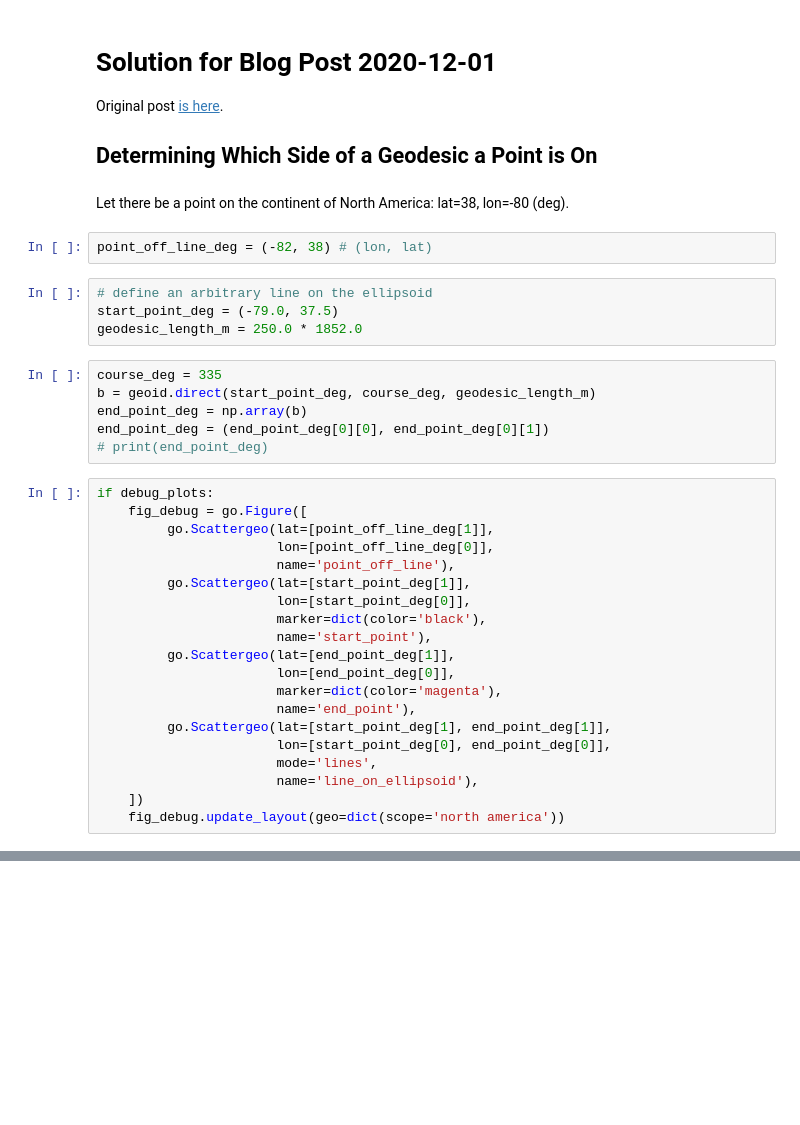
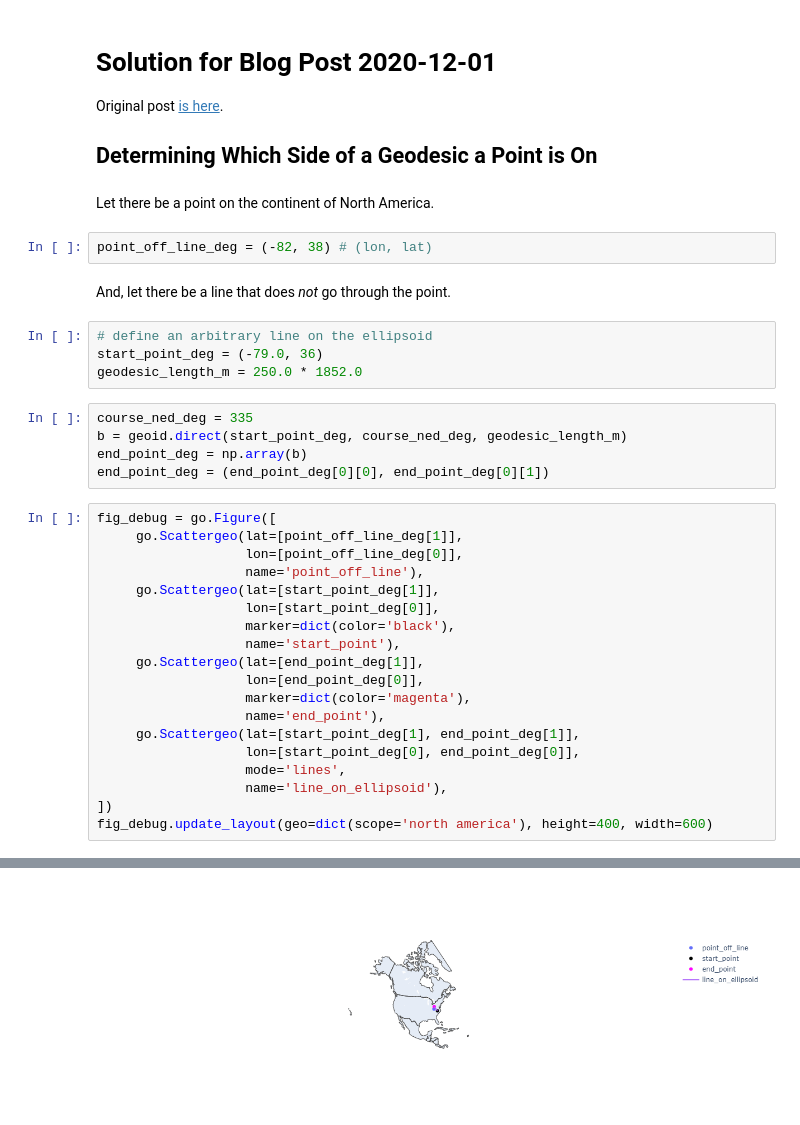
Before and after one commit to buffetboy2001/buffetboy2001.github.io, a Jupyter notebook: notebooks/2020-12-01-solution.ipynb, the cells around one changed output, grey strips where cells are left out. Saved outputs shown, nothing was run; the diff lists cells and outputs as text; blank space fills up the shorter version.

```diff
--- a/notebooks/2020-12-01-solution.ipynb
+++ b/notebooks/2020-12-01-solution.ipynb
@@ -17,36 +18,37 @@ Original post [is here](https://www.aerosci.dev/2020/12/01/left-right-side-of-li
 
 ## Determining Which Side of a Geodesic a Point is On
 # %% [markdown]
-Let there be a point on the continent of North America: lat=38, lon=-80 (deg).
+Let there be a point on the continent of North America.
 # %%
 point_off_line_deg = (-82, 38) # (lon, lat)
+# %% [markdown]
+And, let there be a line that does _not_ go through the point.
 # %%
 # define an arbitrary line on the ellipsoid
-start_point_deg = (-79.0, 37.5)
+start_point_deg = (-79.0, 36)
 geodesic_length_m = 250.0 * 1852.0
 # %%
-course_deg = 335
-b = geoid.direct(start_point_deg, course_deg, geodesic_length_m)
+course_ned_deg = 335
+b = geoid.direct(start_point_deg, course_ned_deg, geodesic_length_m)
 end_point_deg = np.array(b)
 end_point_deg = (end_point_deg[0][0], end_point_deg[0][1])
-# print(end_point_deg)
 # %%
-if debug_plots:
-    fig_debug = go.Figure([
-         go.Scattergeo(lat=[point_off_line_deg[1]],
-                       lon=[point_off_line_deg[0]],
-                       name='point_off_line'),
-         go.Scattergeo(lat=[start_point_deg[1]],
-                       lon=[start_point_deg[0]],
-                       marker=dict(color='black'),
-                       name='start_point'),
-         go.Scattergeo(lat=[end_point_deg[1]],
-                       lon=[end_point_deg[0]],
-                       marker=dict(color='magenta'),
-                       name='end_point'),
-         go.Scattergeo(lat=[start_point_deg[1], end_point_deg[1]],
-                       lon=[start_point_deg[0], end_point_deg[0]],
-                       mode='lines',
-                       name='line_on_ellipsoid'),
-    ])
-    fig_debug.update_layout(geo=dict(scope='north america'))
+fig_debug = go.Figure([
+     go.Scattergeo(lat=[point_off_line_deg[1]],
+                   lon=[point_off_line_deg[0]],
+                   name='point_off_line'),
+     go.Scattergeo(lat=[start_point_deg[1]],
+                   lon=[start_point_deg[0]],
+                   marker=dict(color='black'),
+                   name='start_point'),
+     go.Scattergeo(lat=[end_point_deg[1]],
+                   lon=[end_point_deg[0]],
+                   marker=dict(color='magenta'),
+                   name='end_point'),
+     go.Scattergeo(lat=[start_point_deg[1], end_point_deg[1]],
+                   lon=[start_point_deg[0], end_point_deg[0]],
+                   mode='lines',
+                   name='line_on_ellipsoid'),
+])
+fig_debug.update_layout(geo=dict(scope='north america'), height=400, width=600)
+# %% [output]
@@ -52,0 +56 @@ if debug_plots:
+[figure, added]
```
Also changed, not shown: parts of 39 cells of this notebook.
